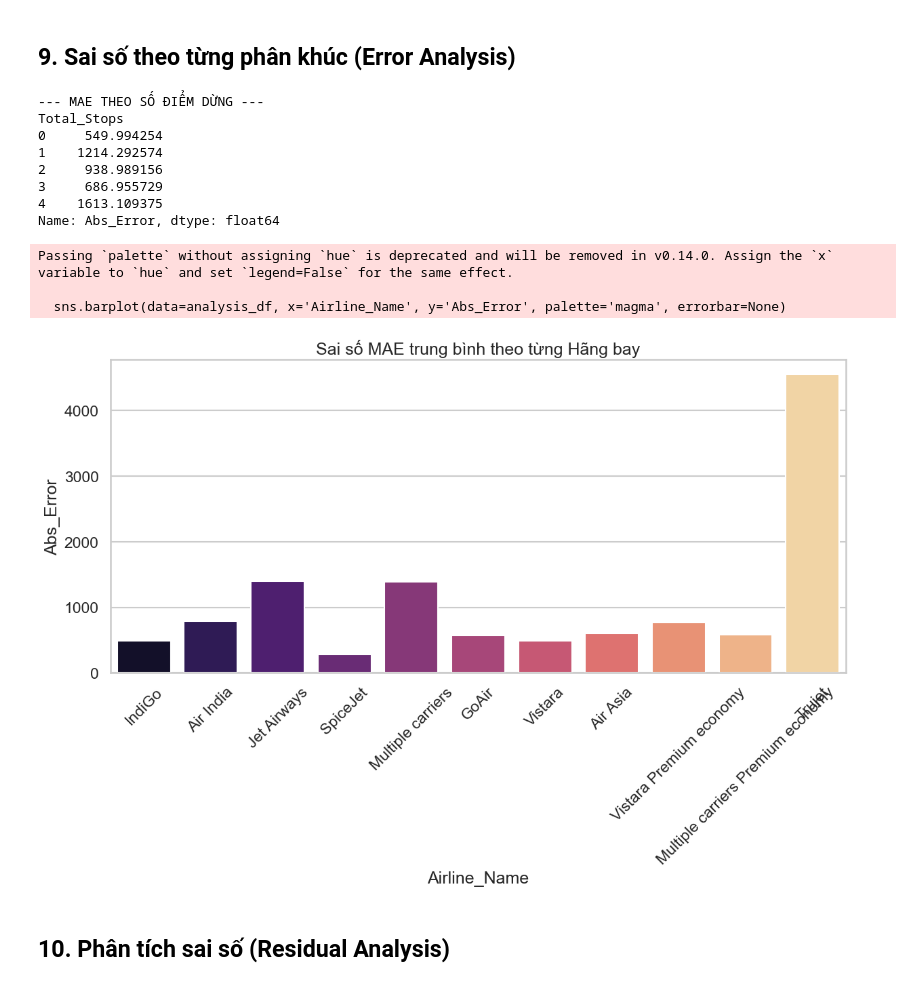
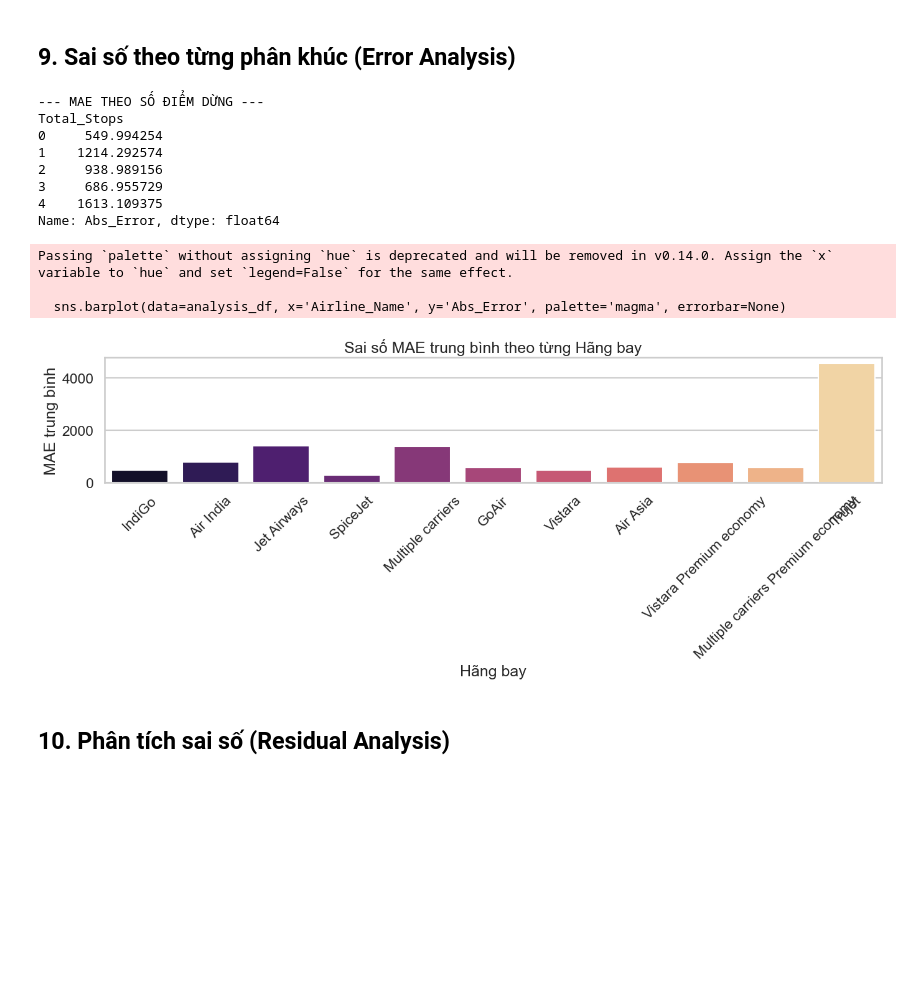
Before and after one commit to thanhtan2210/Collect-and-predict-air-plane-ticket-price---Data-Mining-Assignment, a Jupyter notebook: notebook/visual_report_data.ipynb, the cells around one changed output. Drawn from its saved outputs; the diff is of its cells as text; code cells hidden in the pictures; blank space fills up the shorter version.

```diff
--- a/notebook/visual_report_data.ipynb
+++ b/notebook/visual_report_data.ipynb
@@ -181,34 +182,37 @@ analysis_df['Abs_Error'] = abs(analysis_df['Actual'] - analysis_df['Predicted'])
 # MAE theo Số điểm dừng
 error_by_stops = analysis_df.groupby('Total_Stops')['Abs_Error'].mean()
 print("--- MAE THEO SỐ ĐIỂM DỪNG ---")
 print(error_by_stops)
 
 # Vẽ biểu đồ MAE theo Hãng bay
 airline_cols = [c for c in X.columns if 'Airline_' in c]
 def find_airline(row):
     for c in airline_cols:
         if row[c] == 1: return c.replace('Airline_', '')
     return 'Other'
 analysis_df['Airline_Name'] = analysis_df.apply(find_airline, axis=1)
 
 plt.figure(figsize=(14, 6))
 sns.barplot(data=analysis_df, x='Airline_Name', y='Abs_Error', palette='magma', errorbar=None)
 plt.xticks(rotation=45)
 plt.title('Sai số MAE trung bình theo từng Hãng bay')
+plt.xlabel('Hãng bay')
+plt.ylabel('MAE trung bình')
+plt.tight_layout()
 plt.show()
 # %% [output]
 --- MAE THEO SỐ ĐIỂM DỪNG ---
 Total_Stops
 0     549.994254
 1    1214.292574
 2     938.989156
 3     686.955729
 4    1613.109375
 Name: Abs_Error, dtype: float64
 Passing `palette` without assigning `hue` is deprecated and will be removed in v0.14.0. Assign the `x` variable to `hue` and set `legend=False` for the same effect.
 
   sns.barplot(data=analysis_df, x='Airline_Name', y='Abs_Error', palette='magma', errorbar=None)
-[figure, old version]
+[figure, new version]
 # %% [markdown]
 ## 10. Phân tích sai số (Residual Analysis)
 # %%
```
Also changed, not shown: parts of 3 cells of this notebook.
